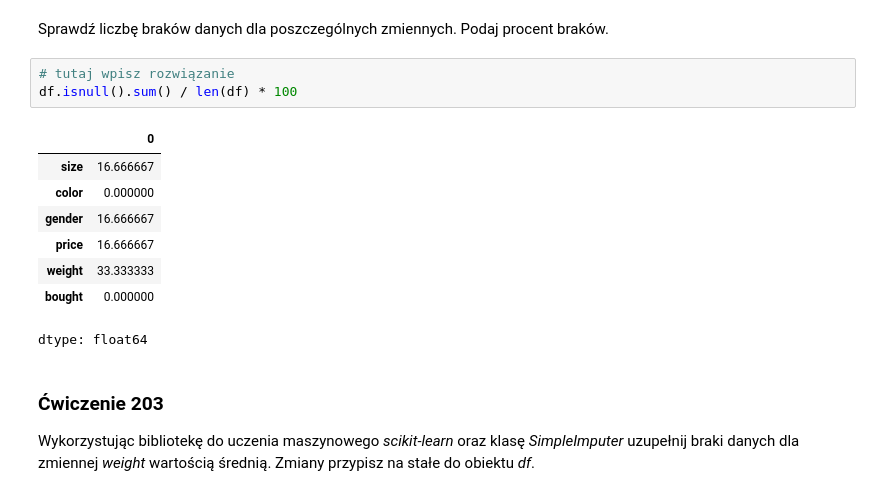
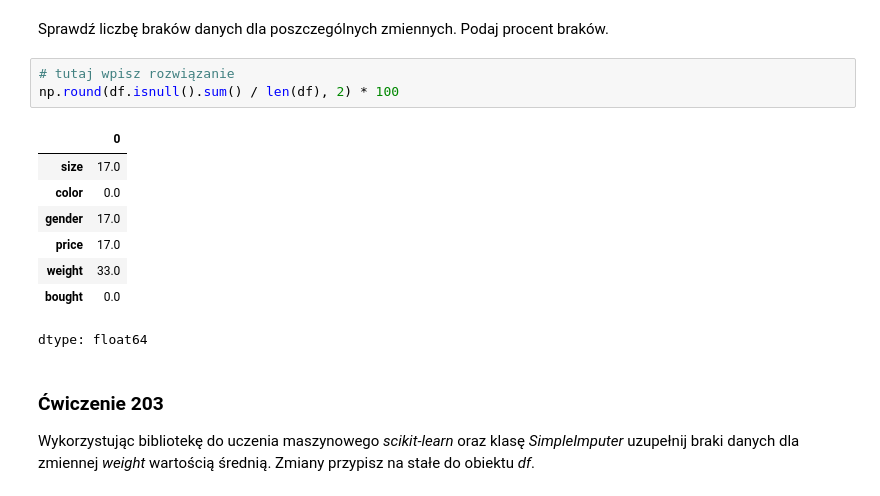
Before and after one commit to sebekpro/python-krakowiak, a Jupyter notebook: 250-data-science-bootcamp-w-jezyku-python/201_210_exercises.ipynb, the cells around one changed output. Drawn from its saved outputs; the diff is of its cells as text.

```diff
--- a/250-data-science-bootcamp-w-jezyku-python/201_210_exercises.ipynb
+++ b/250-data-science-bootcamp-w-jezyku-python/201_210_exercises.ipynb
@@ -86,15 +86,15 @@ dtype: int64
 Sprawdź liczbę braków danych dla poszczególnych zmiennych. Podaj procent braków.
 # %%
 # tutaj wpisz rozwiązanie
-df.isnull().sum() / len(df) * 100
+np.round(df.isnull().sum() / len(df), 2) * 100
 # %% [output]
 |  | 0 |
-| size | 16.666667 |
-| color | 0.000000 |
-| gender | 16.666667 |
-| price | 16.666667 |
-| weight | 33.333333 |
-| bought | 0.000000 |
+| size | 17.0 |
+| color | 0.0 |
+| gender | 17.0 |
+| price | 17.0 |
+| weight | 33.0 |
+| bought | 0.0 |
 dtype: float64
 # %% [markdown]
 ### <a name='3'></a> Ćwiczenie 203
```
Also changed, not shown: parts of 3 cells of this notebook.
